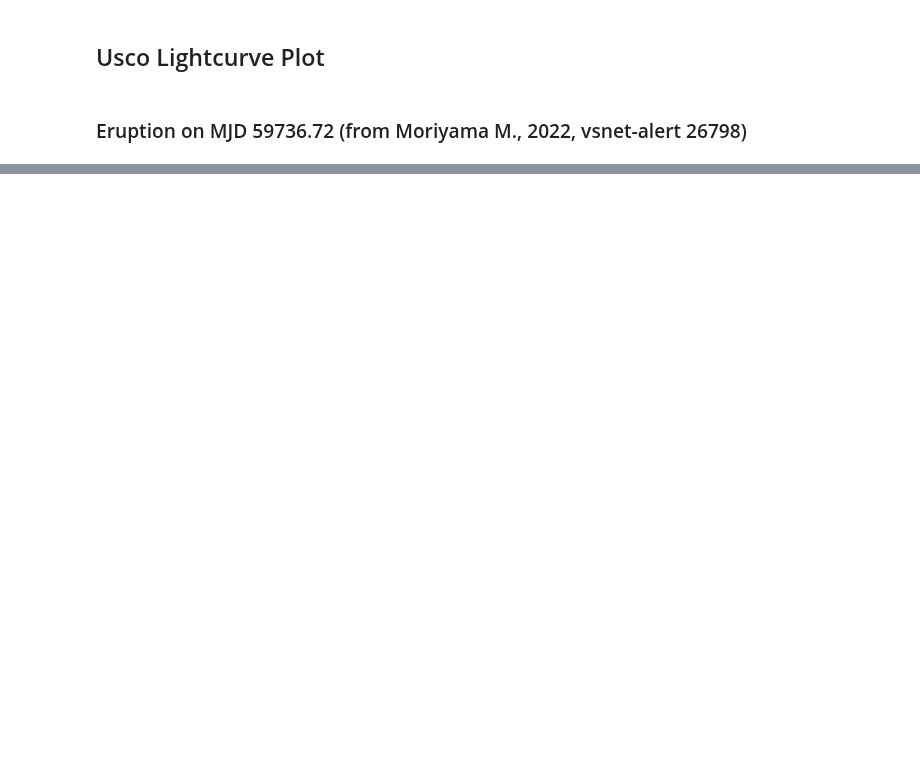
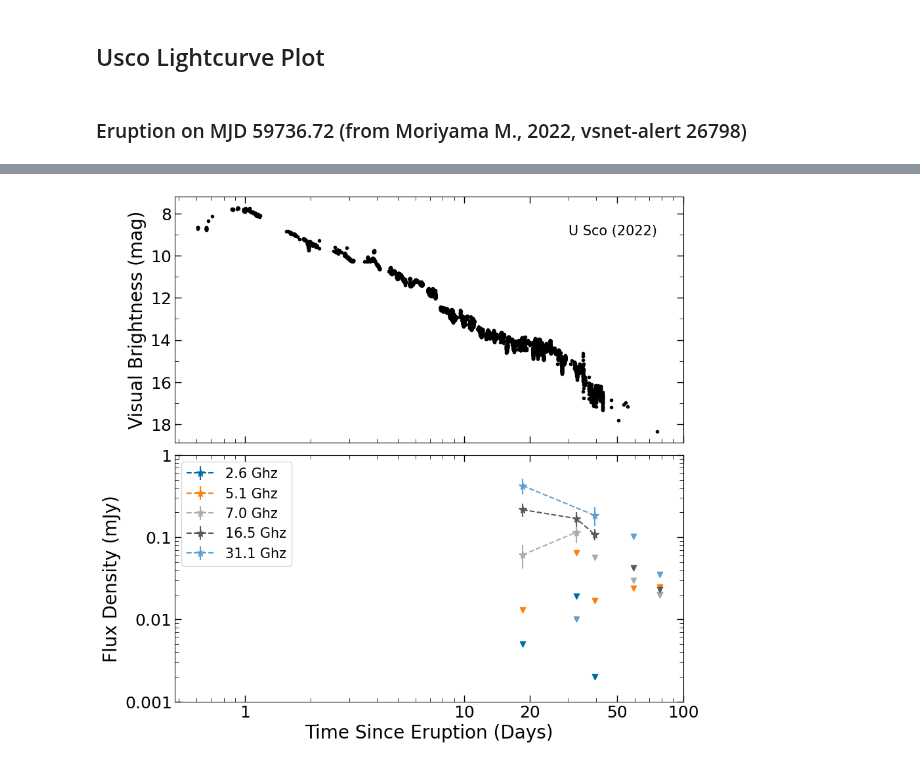
Before and after one commit to Wilhelm005/Research-Code, a Jupyter notebook: USco Lightcurve.ipynb, the cells around one changed output, grey strips where cells are left out. Saved outputs shown, nothing was run; the diff lists cells and outputs as text; code cells hidden in the pictures; blank space fills up the shorter version.

```diff
--- a/USco Lightcurve.ipynb
+++ b/USco Lightcurve.ipynb
@@ -238,0 +386,66 @@ plt.show();
+# %%
+plt.style.use('tableau-colorblind10')
+
+from matplotlib.ticker import AutoMinorLocator
+
+fig, axs = plt.subplots(2, 1, figsize=(10, 10), sharey=False, sharex = True)#, constrained_layout=True)
+
+
+#first the visual
+axs[0].scatter(opticaldays, vmag, marker = '.', color = 'black')
+axs[0].annotate('U Sco (2022)',(30,9), fontsize=15)
+
+axs[0].set_xscale('log')
+#axs[0].set_yscale('log')
+
+axs[0].set_ylabel('Visual Brightness (mag)',fontsize =20)
+
+axs[0].set_yticks([8,10,12,14,16,18], labels = [r'$8$',r'$10$', r'$12$', r'$14$',r'$16$', r'$18$'], fontsize = 18)
+axs[0].invert_yaxis()
+axs[0].tick_params(which='minor', length=4, direction = 'in', top=True, labeltop=False, left=True, labelleft=False, bottom=True, labelbottom=False, right = True,labelright = False)
+axs[0].yaxis.set_minor_locator(AutoMinorLocator(2))  # 2 minor intervals between major ticks
+axs[0].tick_params(which='major', length=7, direction = 'in', width =1, top=True, labeltop=False, bottom=True, labelbottom=False, right = True, labelright = False)
+
+
+#now the radio
+axs[1].set_ylabel('Flux Density (mJy)',fontsize=20)
+axs[1].set_xlabel('Time Since Eruption (Days)', fontsize=20)
+axs[1].set_xscale('log')
+axs[1].set_yscale('log')
+
+
+
+axs[1].errorbar(days2_6d, flux2_6d, yerr=flux_err2_6d, linestyle ='--', fmt = '*' , markersize = 8.5, label='2.6 Ghz')
+#axs[1].errorbar(days3_4d, flux3_4d, yerr=flux_err3_4d, linestyle ='--', fmt = '*' , label='3.4 Ghz')
+axs[1].errorbar(days5_1d, flux5_1d, yerr=flux_err5_1d, linestyle ='--', fmt = '*', markersize = 8.5, label='5.1 Ghz')
+axs[1].errorbar(days7d, flux7d, yerr=flux_err7d, linestyle ='--', fmt = '*', markersize = 8.5 , label='7.0 Ghz')
+#axs[1].errorbar(days13_7d, flux13_7d, yerr=flux_err13_7d, linestyle ='--', fmt = '*' , label='13.7 Ghz')
+axs[1].errorbar(days16_5d, flux16_5d, yerr=flux_err16_5d, linestyle ='--', fmt = '*', markersize = 8.5 , label='16.5 Ghz')
+axs[1].errorbar(days31_1d, flux31_1d, yerr=flux_err31_1d, linestyle ='--', fmt = '*' , markersize = 8.5, label='31.1 Ghz')
+#axs[1].errorbar(days34_9d, flux34_9d, yerr=flux_err34_9d, linestyle ='--', fmt = '*' , label='34.9 Ghz')
+
+
+axs[1].scatter(days2_6nd, flux2_6nd , marker = 'v')
+#axs[1].scatter(days3_4nd, flux3_4nd , marker = 'v')
+axs[1].scatter(days5_1nd, flux5_1nd , marker = 'v')
+axs[1].scatter(days7nd, flux7nd , marker = 'v')
+#axs[1].scatter(days13_7nd, flux13_7nd , marker = 'v')
+axs[1].scatter(days16_5nd, flux16_5nd , marker = 'v')
+axs[1].scatter(days31_1nd, flux31_1nd , marker = 'v')
+#axs[1].scatter(days34_9nd, flux34_9nd , marker = 'v')
+
+
+axs[1].legend(fontsize=15)
+
+axs[1].set_xticks([1, 10,20,50,100], labels = ['1', '10','20','50','100'], fontsize = 18)
+axs[1].set_yticks([0.001,0.01, .1,1.0], labels = [r'$0.001$',r'$0.01$',r'$0.1$',r'$1$'], fontsize = 18)
+
+axs[1].tick_params(which='minor', length =4, direction = 'in', top=True, labeltop=False, bottom=True, labelbottom=False, right = True,labelright = False)
+axs[1].tick_params(which='major', length=7, direction = 'in', width =1, top=True, labeltop=False, bottom=True, labelbottom=True, right = True, labelright = False)
+
+
+fig.subplots_adjust(hspace=0.05)
+plt.savefig("USco_Optical_and_Radio_lightcurves.png")
+plt.show();
+# %% [output]
+[figure, added]
```
Also changed, not shown: parts of 8 cells of this notebook.
